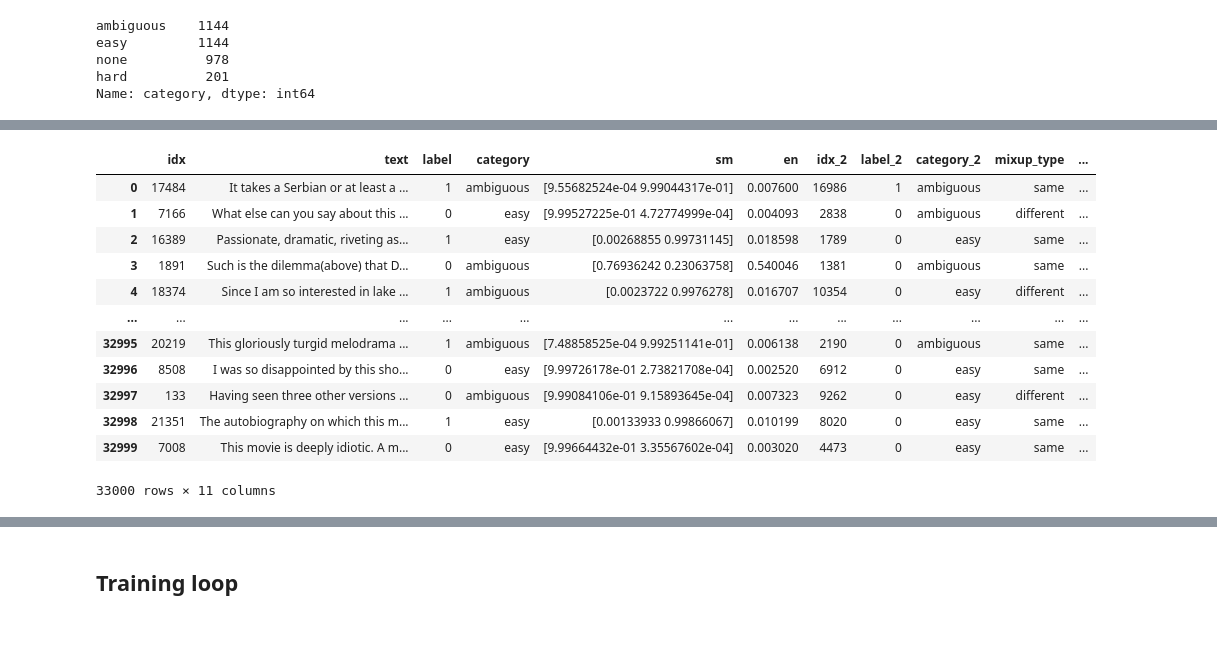
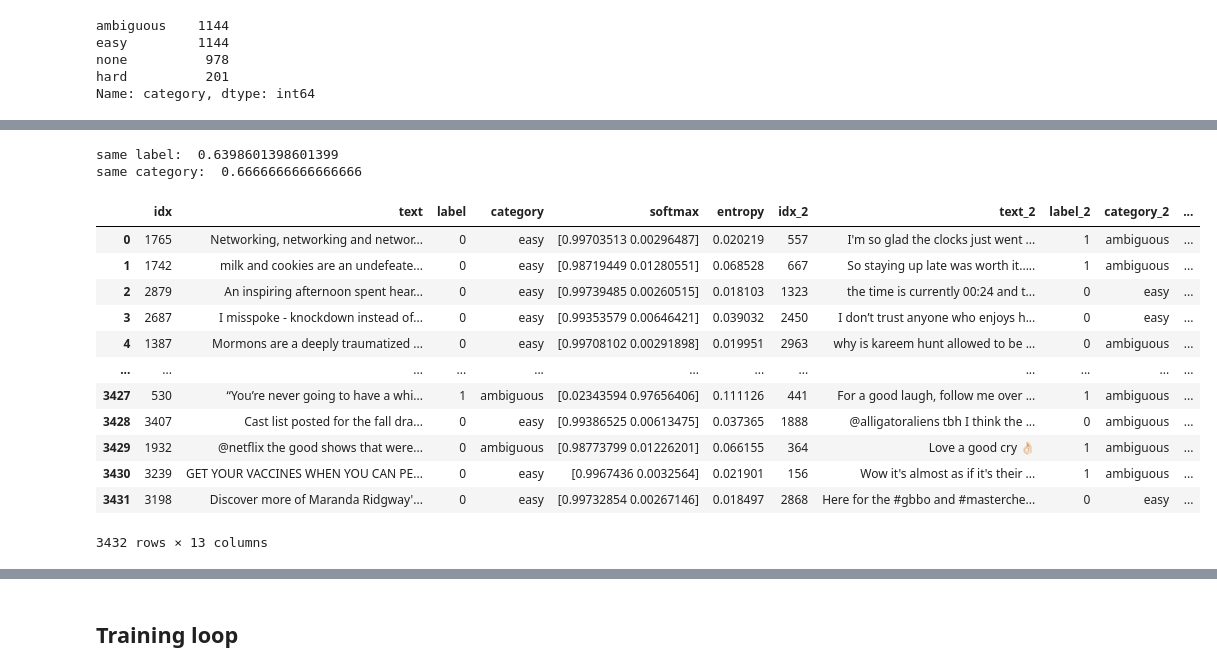
Before and after one commit to Raghav1606/Training-Dyamics-and-Entropy-Aware-Mixup-for-Robust-Text-Classification, a Jupyter notebook: notebooks/mixup_training.ipynb, the cells around one changed output, grey strips where cells are left out. Saved outputs shown, nothing was run; the diff lists cells and outputs as text; code cells hidden in the pictures; blank space fills up the shorter version.

Commit message:
modified mixup code

```diff
--- a/notebooks/mixup_training.ipynb
+++ b/notebooks/mixup_training.ipynb
@@ -524,16 +524,22 @@ tokenizer = RobertaTokenizer.from_pretrained('roberta-base')
 #         return pd.concat([same_mixup_data, easy4ambiguous, ambiguous4easy]).sample(frac=1).reset_index(drop=True)
 
 #     return data
-# %%
-def get_label_data(df, label=0):
-    df_label = df[df['label'] == label].reset_index(drop=True)
-    temp_label = df_label.sample(frac=1).reset_index(drop=True)
-    temp_label = temp_label.rename(columns={'idx': 'idx_2', 'text': 'text_2', 'label': 'label_2', 'category': 'category_2'})
-    return pd.concat([df_label, temp_label], axis=1).reset_index(drop=True)
 # %%
 def prepare_dataset_original(data, include_none=False):
     if include_none:
         return data[data['category'] != 'hard'].reset_index(drop=True)
     else:
         return data[(data['category'] != 'none') & (data['category'] != 'hard')].sample(frac=1).reset_index(drop=True)
+# %%
+def get_label_data(df, label=0, use_entropy=False):
+    df_label = df[df['label'] == label].reset_index(drop=True)
+    if use_entropy:
+        df_label = df_label.sort_values('entropy', ascending=True).reset_index(drop=True)
+        temp_label = df_label.sort_values('entropy', ascending=False).reset_index(drop=True)
+        temp_label = temp_label.rename(columns={'idx': 'idx_2', 'text': 'text_2', 'label': 'label_2', 'category': 'category_2', 'softmax': 'softmax_2', 'entropy': 'entropy_2'})
+        return pd.concat([df_label, temp_label], axis=1).reset_index(drop=True)
+    else:
+        temp_label = df_label.sample(frac=1).reset_index(drop=True)
+        temp_label = temp_label.rename(columns={'idx': 'idx_2', 'text': 'text_2', 'label': 'label_2', 'category': 'category_2'})
+        return pd.concat([df_label, temp_label], axis=1).reset_index(drop=True)
 # %%
@@ -739,5 +844,6 @@ Name: category, dtype: int64
 # %%
 info_df = pd.read_csv(f'/projects/metis2/atharvak/Data_Cartography/dy_log/{data_name}/roberta-base/training_dynamics/final_4.csv')
 info_df = info_df.rename(columns={'guid': 'idx', 'sm': 'softmax', 'en': 'entropy'})
+info_df = info_df[['idx', 'gold', 'softmax', 'entropy']]
 info_df
 # %% [output]
@@ -854,17 +960,20 @@ same category:  1.0
 # %%
-mixup_dataset['unique_pair'] = mixup_dataset.apply(lambda x: "_".join(str(index) for index in sorted([x.idx, x.idx_2])), axis=1)
-mixup_dataset
+category_mixup_dataset = prepare_dataset_category_mixup(df, info_data=info_df, use_label=False, use_entropy=True)
+get_count(category_mixup_dataset, 'label', 'category')
+category_mixup_dataset
 # %% [output]
+same label:  0.6398601398601399
+same category:  0.6666666666666666
-|  | idx | text | label | category | sm | en | idx_2 | label_2 | category_2 | mixup_type | ... |
-| 0 | 17484 | It takes a Serbian or at least a ... | 1 | ambiguous | [9.55682524e-04 9.99044317e-01] | 0.007600 | 16986 | 1 | ambiguous | same | ... |
-| 1 | 7166 | What else can you say about this ... | 0 | easy | [9.99527225e-01 4.72774999e-04] | 0.004093 | 2838 | 0 | ambiguous | different | ... |
-| 2 | 16389 | Passionate, dramatic, riveting as... | 1 | easy | [0.00268855 0.99731145] | 0.018598 | 1789 | 0 | easy | same | ... |
-| 3 | 1891 | Such is the dilemma(above) that D... | 0 | ambiguous | [0.76936242 0.23063758] | 0.540046 | 1381 | 0 | ambiguous | same | ... |
-| 4 | 18374 | Since I am so interested in lake ... | 1 | ambiguous | [0.0023722 0.9976278] | 0.016707 | 10354 | 0 | easy | different | ... |
+|  | idx | text | label | category | softmax | entropy | idx_2 | text_2 | label_2 | category_2 | ... |
+| 0 | 1765 | Networking, networking and networ... | 0 | easy | [0.99703513 0.00296487] | 0.020219 | 557 | I'm so glad the clocks just went ... | 1 | ambiguous | ... |
+| 1 | 1742 | milk and cookies are an undefeate... | 0 | easy | [0.98719449 0.01280551] | 0.068528 | 667 | So staying up late was worth it..... | 1 | ambiguous | ... |
+| 2 | 2879 | An inspiring afternoon spent hear... | 0 | easy | [0.99739485 0.00260515] | 0.018103 | 1323 | the time is currently 00:24 and t... | 0 | easy | ... |
+| 3 | 2687 | I misspoke - knockdown instead of... | 0 | easy | [0.99353579 0.00646421] | 0.039032 | 2450 | I don’t trust anyone who enjoys h... | 0 | easy | ... |
+| 4 | 1387 | Mormons are a deeply traumatized ... | 0 | easy | [0.99708102 0.00291898] | 0.019951 | 2963 | why is kareem hunt allowed to be ... | 0 | ambiguous | ... |
 | ... | ... | ... | ... | ... | ... | ... | ... | ... | ... | ... | ... |
-| 32995 | 20219 | This gloriously turgid melodrama ... | 1 | ambiguous | [7.48858525e-04 9.99251141e-01] | 0.006138 | 2190 | 0 | ambiguous | same | ... |
-| 32996 | 8508 | I was so disappointed by this sho... | 0 | easy | [9.99726178e-01 2.73821708e-04] | 0.002520 | 6912 | 0 | easy | same | ... |
-| 32997 | 133 | Having seen three other versions ... | 0 | ambiguous | [9.99084106e-01 9.15893645e-04] | 0.007323 | 9262 | 0 | easy | different | ... |
-| 32998 | 21351 | The autobiography on which this m... | 1 | easy | [0.00133933 0.99866067] | 0.010199 | 8020 | 0 | easy | same | ... |
-| 32999 | 7008 | This movie is deeply idiotic. A m... | 0 | easy | [9.99664432e-01 3.35567602e-04] | 0.003020 | 4473 | 0 | easy | same | ... |
+| 3427 | 530 | “You’re never going to have a whi... | 1 | ambiguous | [0.02343594 0.97656406] | 0.111126 | 441 | For a good laugh, follow me over ... | 1 | ambiguous | ... |
+| 3428 | 3407 | Cast list posted for the fall dra... | 0 | easy | [0.99386525 0.00613475] | 0.037365 | 1888 | @alligatoraliens tbh I think the ... | 0 | ambiguous | ... |
+| 3429 | 1932 | @netflix the good shows that were... | 0 | ambiguous | [0.98773799 0.01226201] | 0.066155 | 364 | Love a good cry 👌🏻 | 1 | ambiguous | ... |
+| 3430 | 3239 | GET YOUR VACCINES WHEN YOU CAN PE... | 0 | easy | [0.9967436 0.0032564] | 0.021901 | 156 | Wow it's almost as if it's their ... | 1 | ambiguous | ... |
+| 3431 | 3198 | Discover more of Maranda Ridgway'... | 0 | easy | [0.99732854 0.00267146] | 0.018497 | 2868 | Here for the #gbbo and #masterche... | 0 | easy | ... |
-33000 rows × 11 columns
+3432 rows × 13 columns
```
Also changed, not shown: parts of 10 cells of this notebook, 24 other files.
